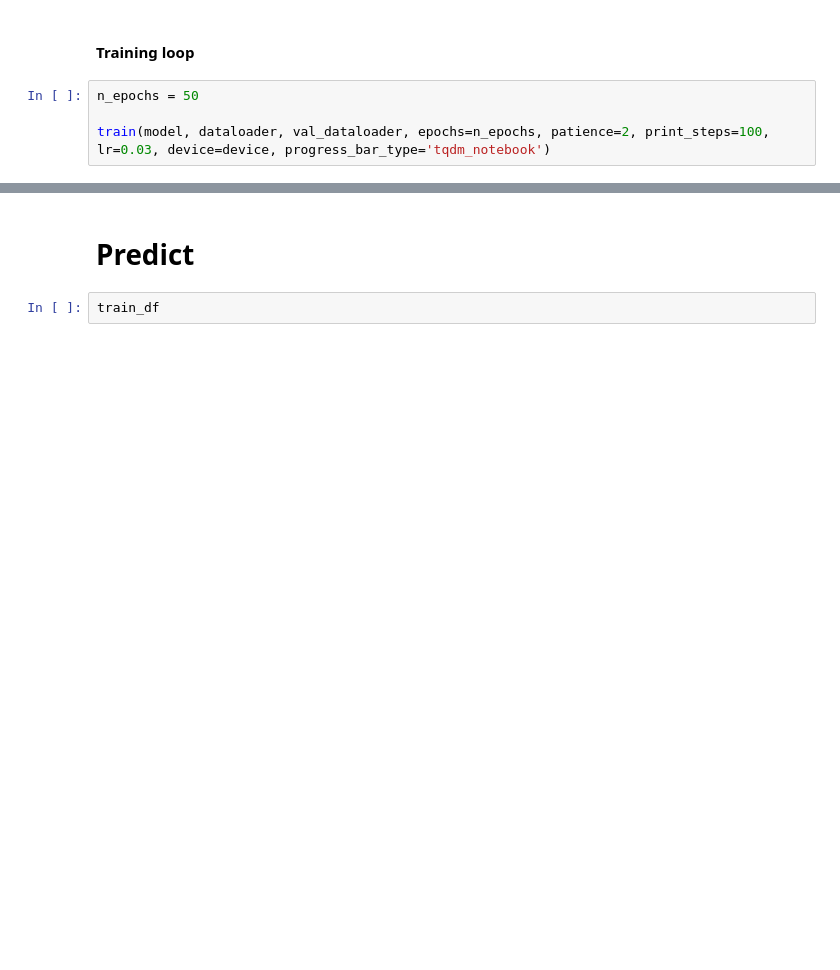
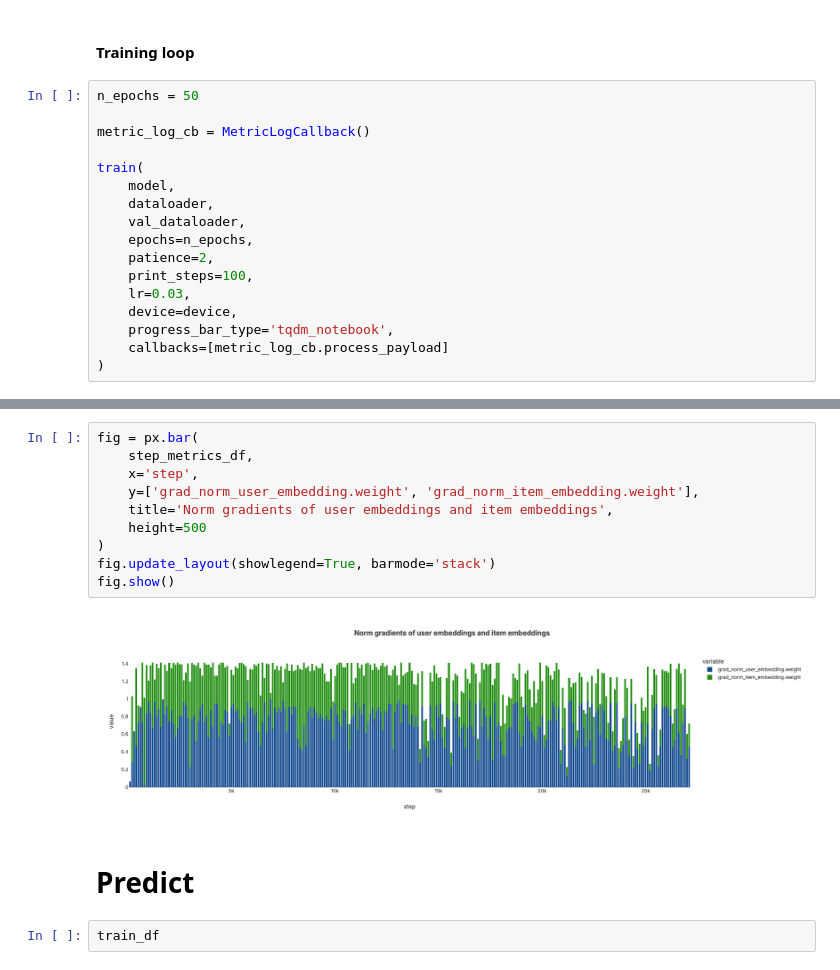
Before and after one commit to dvquy13/reco-algo, a Jupyter notebook: notebooks/lightgcn.ipynb, the cells around one changed output, grey strips where cells are left out. Drawn from its saved outputs; the diff is of its cells as text; blank space fills up the shorter version.

```diff
--- a/notebooks/lightgcn.ipynb
+++ b/notebooks/lightgcn.ipynb
@@ -212,5 +203,18 @@ tensor([0.0076], grad_fn=<SumBackward1>)
 # %%
 n_epochs = 50
 
-train(model, dataloader, val_dataloader, epochs=n_epochs, patience=2, print_steps=100, lr=0.03, device=device, progress_bar_type='tqdm_notebook')
+metric_log_cb = MetricLogCallback()
+
+train(
+    model,
+    dataloader,
+    val_dataloader,
+    epochs=n_epochs,
+    patience=2,
+    print_steps=100,
+    lr=0.03,
+    device=device,
+    progress_bar_type='tqdm_notebook',
+    callbacks=[metric_log_cb.process_payload]
+)
 # %% [output]
@@ -319,3 +389,15 @@ train(model, dataloader, val_dataloader, epochs=n_epochs, patience=2, print_step
+# %%
+fig = px.bar(
+    step_metrics_df,
+    x='step',
+    y=['grad_norm_user_embedding.weight', 'grad_norm_item_embedding.weight'],
+    title='Norm gradients of user embeddings and item embeddings',
+    height=500
+)
+fig.update_layout(showlegend=True, barmode='stack')
+fig.show()
+# %% [output]
+[figure, added]
 # %% [markdown]
 # Predict
 # %%
```
Also changed, not shown: parts of 13 cells of this notebook, 5 other files.
